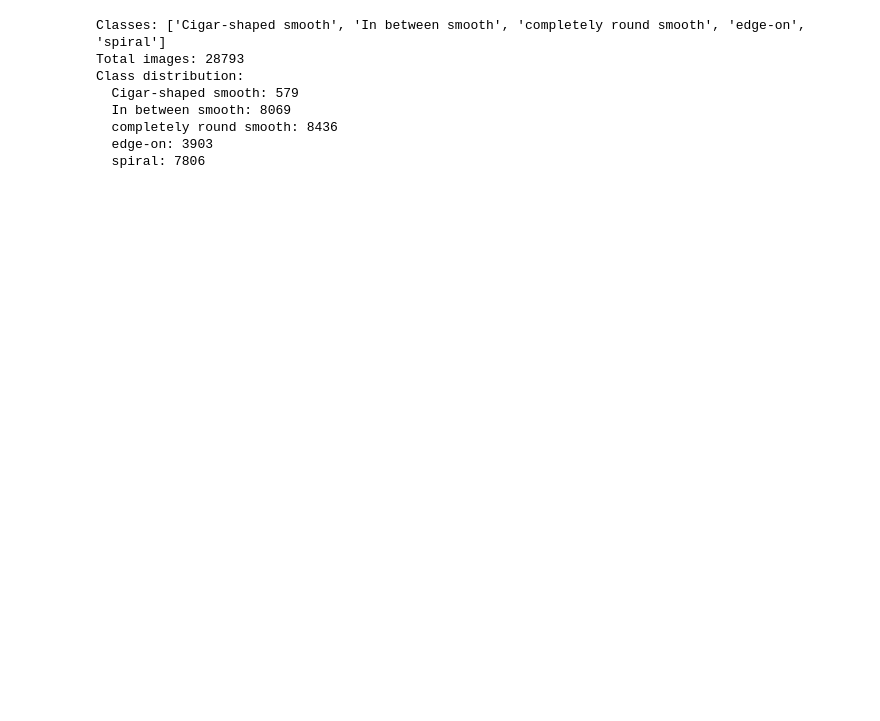
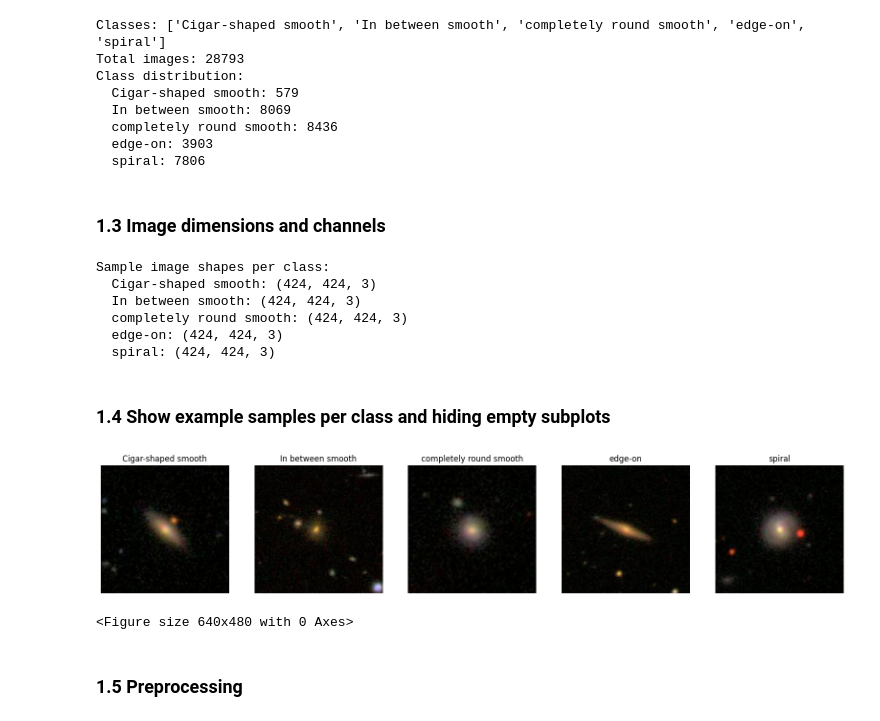
Before and after one commit to juancontrerasp/Exploring-Convolutional-Layers-TDSE, a Jupyter notebook: exploring_convolutional_layers.ipynb, the cells around one changed output. Saved outputs shown, nothing was run; the diff lists cells and outputs as text; code cells hidden in the pictures; blank space fills up the shorter version.

Commit message:
Feat: Image dimensions and channel, example samples

```diff
--- a/exploring_convolutional_layers.ipynb
+++ b/exploring_convolutional_layers.ipynb
@@ -42,3 +44,44 @@ Class distribution:
   completely round smooth: 8436
   edge-on: 3903
   spiral: 7806
+# %% [markdown]
+### 1.3 Image dimensions and channels
+# %%
+print("\nSample image shapes per class:")
+for c in classes:
+    sample_path = class_to_files[c][0]
+    img = mpimg.imread(sample_path)
+    print(f"  {c}: {img.shape}")
+# %% [output]
+Sample image shapes per class:
+  Cigar-shaped smooth: (424, 424, 3)
+  In between smooth: (424, 424, 3)
+  completely round smooth: (424, 424, 3)
+  edge-on: (424, 424, 3)
+  spiral: (424, 424, 3)
+# %% [markdown]
+### 1.4 Show example samples per class and hiding empty subplots
+# %%
+cols = min(5, len(classes))
+rows = int(np.ceil(len(classes) / cols))
+fig, axes = plt.subplots(rows, cols, figsize=(4 * cols, 4 * rows))
+axes = np.array(axes).reshape(-1)
+
+for ax, c in zip(axes, classes):
+    sample_path = class_to_files[c][0]
+    img = mpimg.imread(sample_path)
+    ax.imshow(img, cmap="gray" if img.ndim == 2 else None)
+    ax.set_title(c)
+    ax.axis("off")
+# %% [output]
+[figure, added]
+# %%
+for ax in axes[len(classes):]:
+    ax.axis("off")
+
+plt.tight_layout()
+plt.show()
+# %% [output]
+<Figure size 640x480 with 0 Axes>
+# %% [markdown]
+### 1.5 Preprocessing
```
Also changed, not shown: parts of 2 cells of this notebook.
